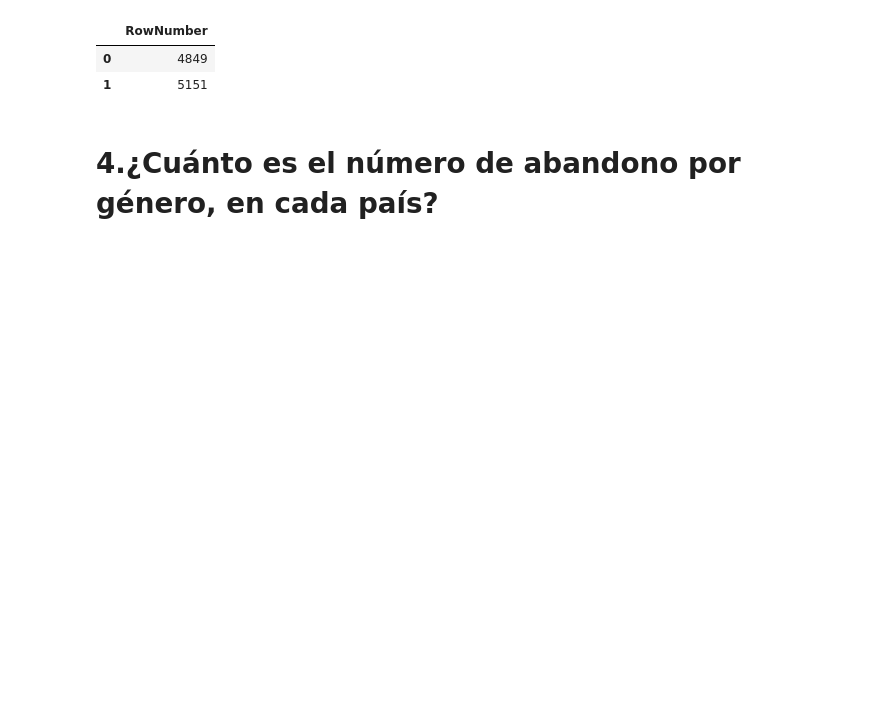
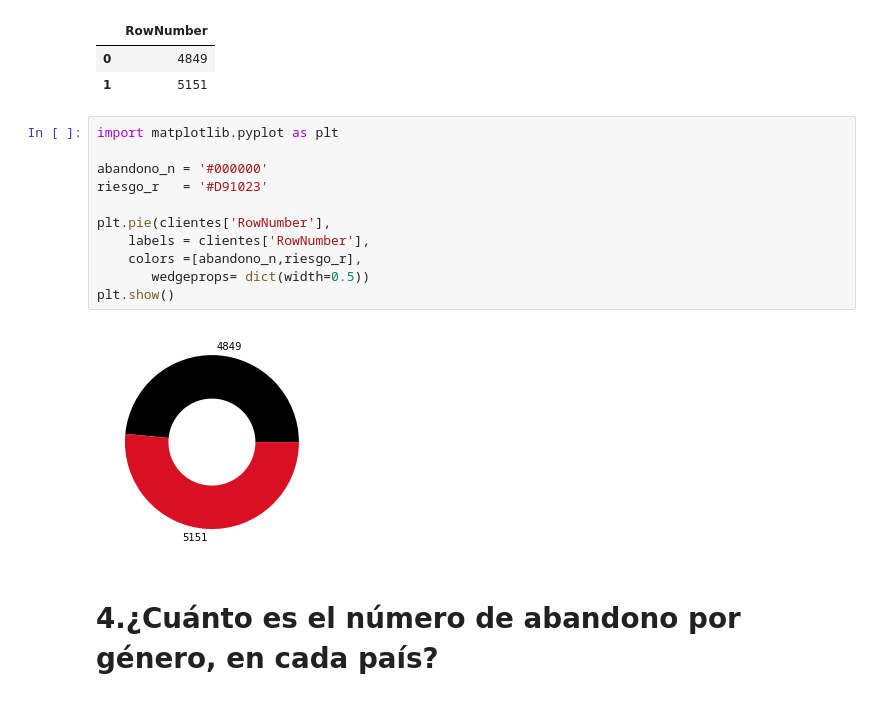
Before and after one commit to LuisPacharan/proyecto-portafolio, a Jupyter notebook: DataSetElegido/Analisis_EDA1_churn.ipynb, the cells around one changed output. Cells and saved outputs as stored; diff of their text form; blank space fills up the shorter version.

```diff
--- a/DataSetElegido/Analisis_EDA1_churn.ipynb
+++ b/DataSetElegido/Analisis_EDA1_churn.ipynb
@@ -166,6 +178,19 @@ clientes
 |  | RowNumber |
 | 0 | 4849 |
 | 1 | 5151 |
+# %%
+import matplotlib.pyplot as plt
+
+abandono_n = '#000000'
+riesgo_r   = '#D91023'
+
+plt.pie(clientes['RowNumber'],
+    labels = clientes['RowNumber'],
+    colors =[abandono_n,riesgo_r],
+       wedgeprops= dict(width=0.5))
+plt.show()
+# %% [output]
+[figure, added]
 # %% [markdown]
 # 4.¿Cuánto es el número de abandono por género, en cada país?
 # %%
```
Also changed, not shown: parts of 43 cells of this notebook.
